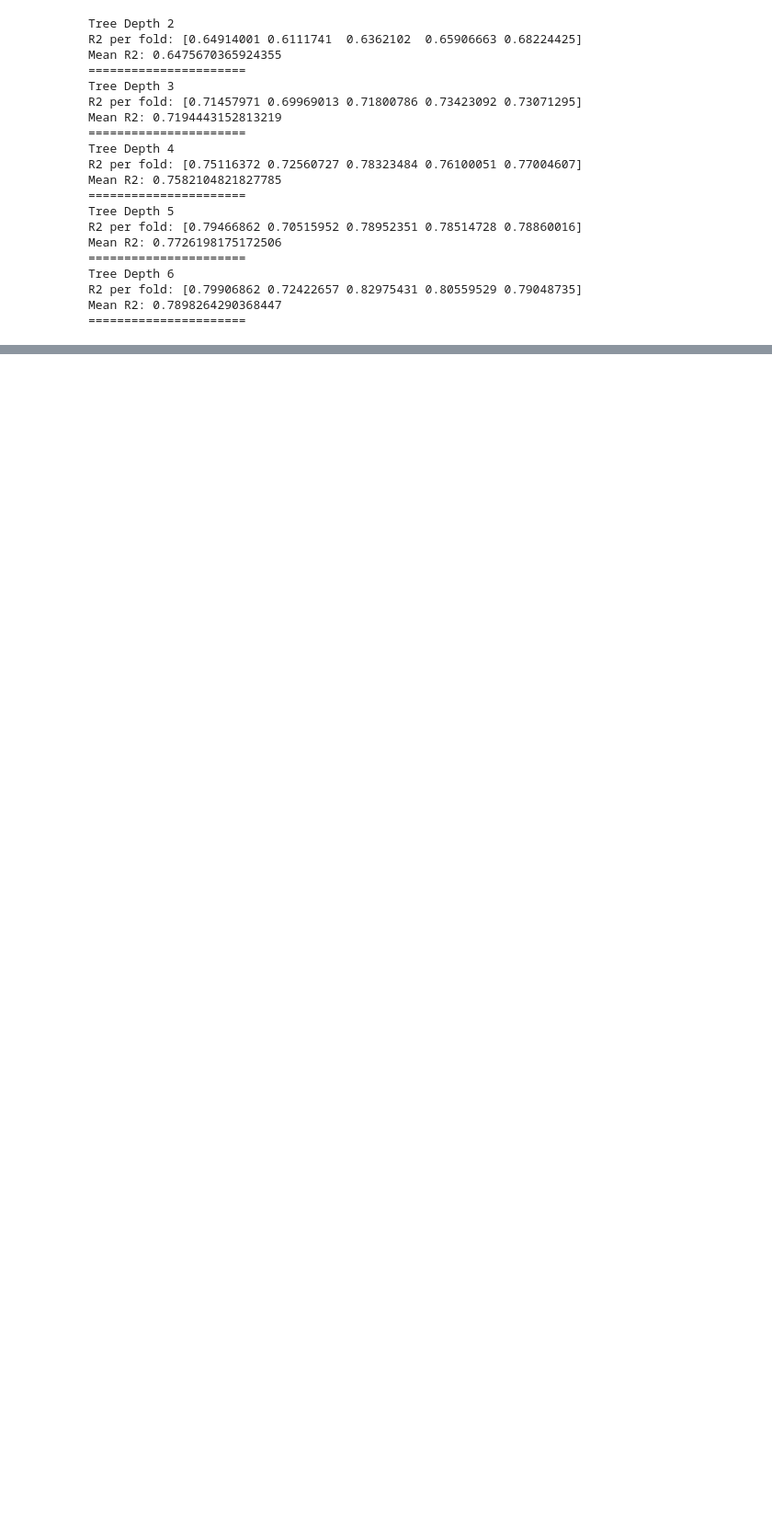
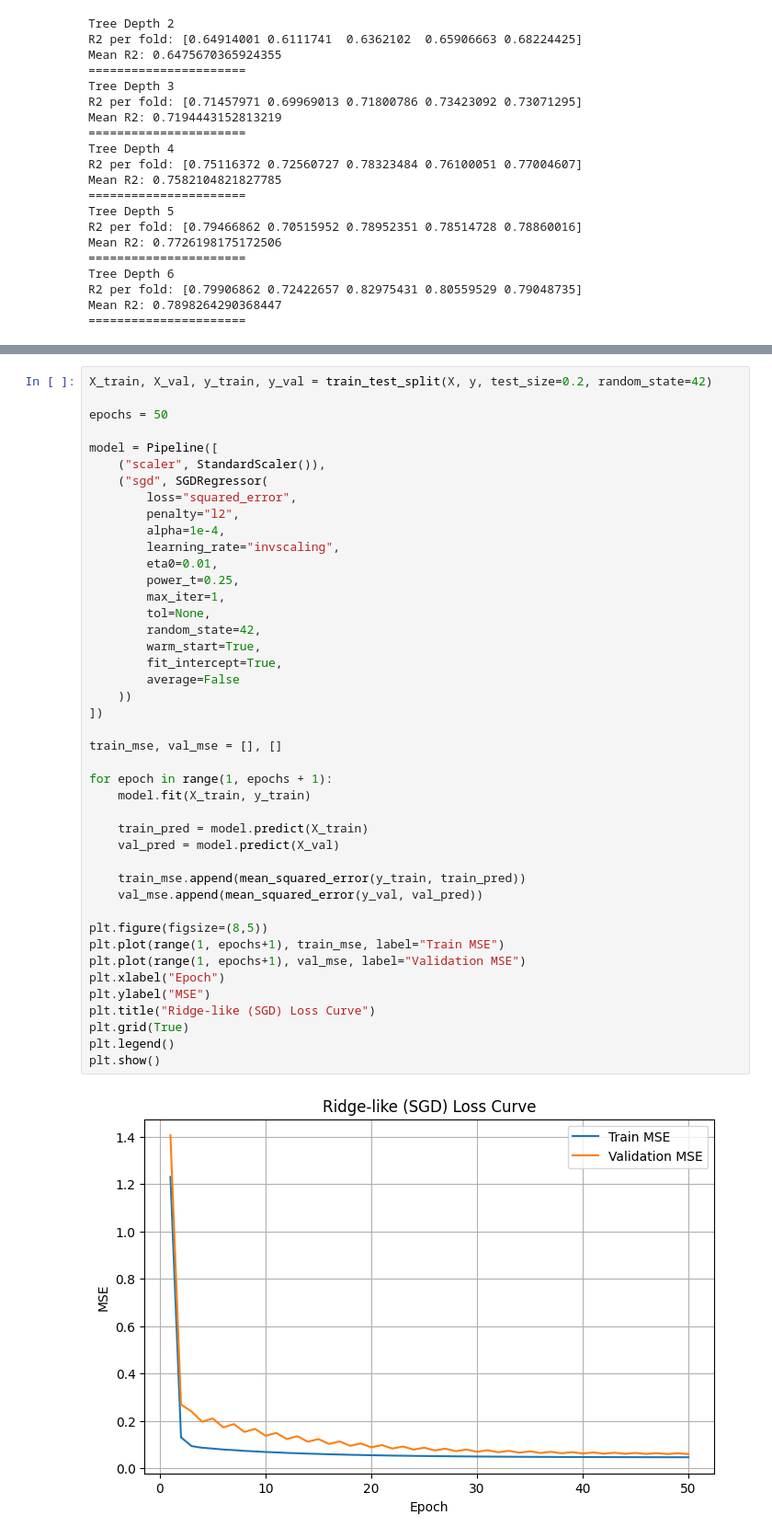
Before and after one commit to ammarelghamry16/ML-projects, a Jupyter notebook: laptop_price_ml.ipynb, the cells around one changed output, grey strips where cells are left out. Shown at 92% size. Drawn from its saved outputs; the diff is of its cells as text; blank space fills up the shorter version.

Commit message:
Learning curve + Elastic Net regression

```diff
--- a/laptop_price_ml.ipynb
+++ b/laptop_price_ml.ipynb
@@ -973,0 +1001,45 @@ Mean R2: 0.7898264290368447
+# %%
+X_train, X_val, y_train, y_val = train_test_split(X, y, test_size=0.2, random_state=42)
+
+epochs = 50
+
+model = Pipeline([
+    ("scaler", StandardScaler()),
+    ("sgd", SGDRegressor(
+        loss="squared_error",
+        penalty="l2",
+        alpha=1e-4,
+        learning_rate="invscaling",
+        eta0=0.01,
+        power_t=0.25,
+        max_iter=1,
+        tol=None,
+        random_state=42,
+        warm_start=True,
+        fit_intercept=True,
+        average=False
+    ))
+])
+
+train_mse, val_mse = [], []
+
+for epoch in range(1, epochs + 1):
+    model.fit(X_train, y_train)
+
+    train_pred = model.predict(X_train)
+    val_pred = model.predict(X_val)
+
+    train_mse.append(mean_squared_error(y_train, train_pred))
+    val_mse.append(mean_squared_error(y_val, val_pred))
+
+plt.figure(figsize=(8,5))
+plt.plot(range(1, epochs+1), train_mse, label="Train MSE")
+plt.plot(range(1, epochs+1), val_mse, label="Validation MSE")
+plt.xlabel("Epoch")
+plt.ylabel("MSE")
+plt.title("Ridge-like (SGD) Loss Curve")
+plt.grid(True)
+plt.legend()
+plt.show()
+# %% [output]
+[figure, added]
```
Also changed, not shown: parts of 25 cells of this notebook.
